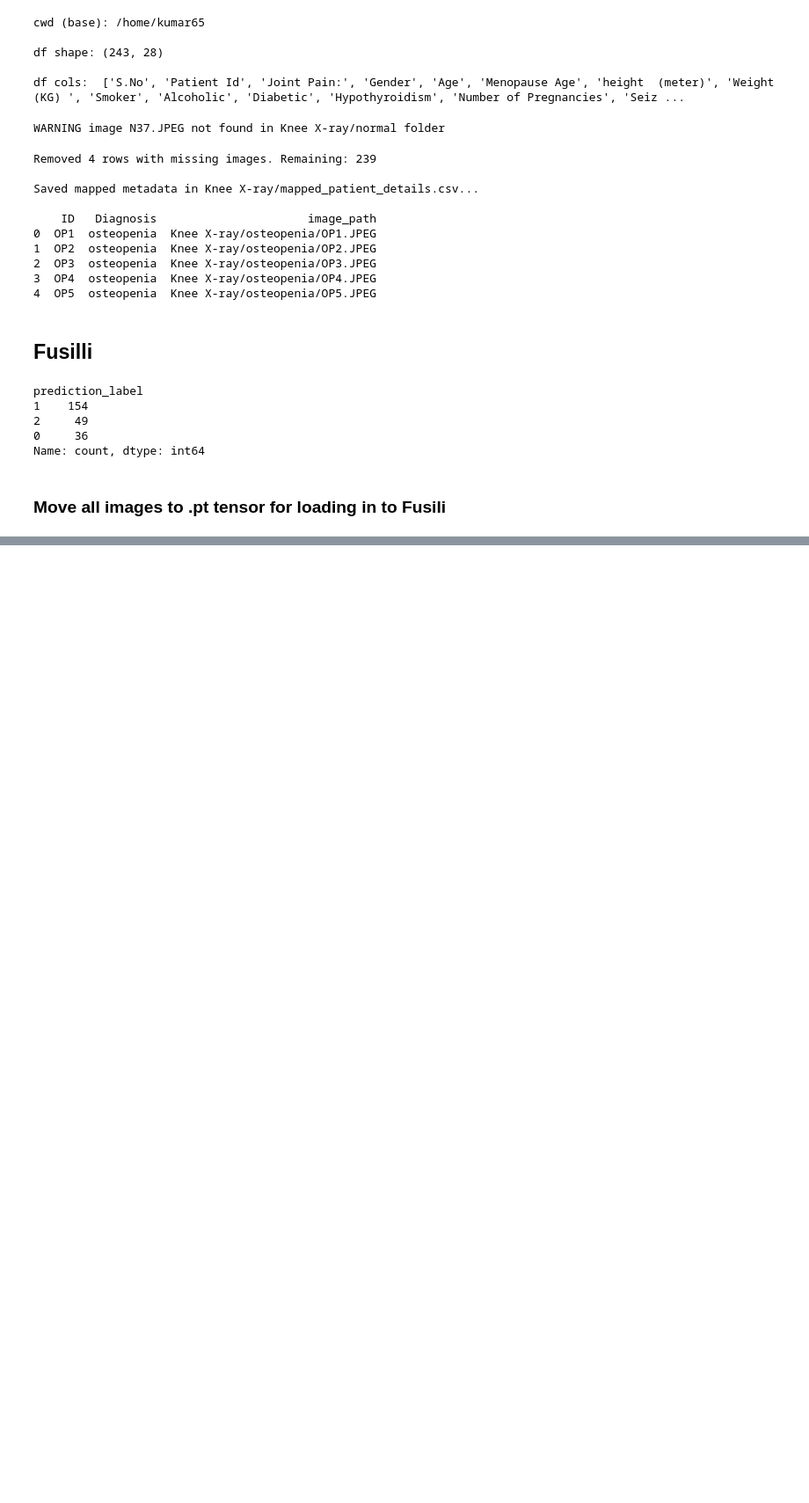
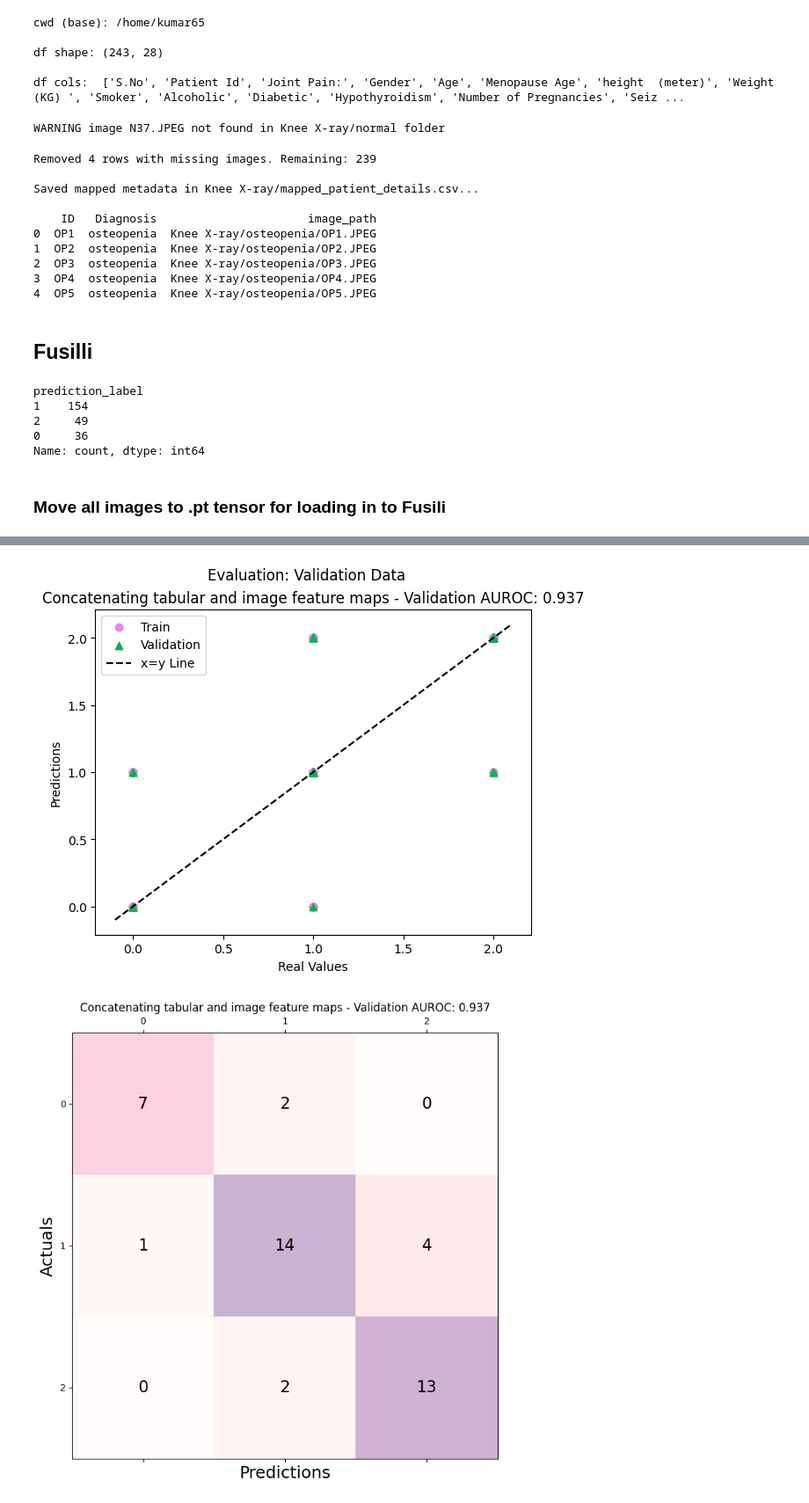
Before and after one commit to akankshakumar11/bone-tags-n-harmony, a Jupyter notebook: fusilli_implementation.ipynb, the cells around one changed output, grey strips where cells are left out. Shown: that part at 88% size. Saved outputs shown, nothing was run; the diff lists cells and outputs as text; code cells hidden in the pictures; blank space fills up the shorter version.

```diff
--- a/fusilli_implementation.ipynb
+++ b/fusilli_implementation.ipynb
@@ -191,3 +309,8 @@ data_module = prepare_fusion_data(
 # df_counts = df_numeric['prediction_label'].value_counts()
 # weights = df_numeric['prediction_label'].apply(lambda x: 1/class_counts[x]).values
 # pos_weight = tensor(weight_for_0)
+class_counts = df_numeric['prediction_label'].value_counts().sort_index()
+total = class_counts.sum()
+weights = total / (len(class_counts) * class_counts)
+weights = torch.tensor(weights.values, dtype=torch.float32).cuda()
+print(weights)
@@ -241,0 +377,16 @@ plt.show()
+# %%
+# !rm -rf outputs/losses/ConcatImageMapsTabularMaps
+
+trained_model_wts = train_and_save_models(
+    data_module=data_module,
+    fusion_model=ConcatImageMapsTabularMaps,
+    training_modifications={
+        "accelerator": "gpu",
+        "devices": 1,       # number of GPUs
+        "loss_params": {
+            "weight": weights
+        },
+        "precision": 16,    # mixed precision
+    },
+    max_epochs=30,
+)
@@ -241,0 +417,7 @@ plt.show()
+# %%
+RealsVsPreds.from_final_val_data(trained_model_wts)
+ConfusionMatrix.from_final_val_data(trained_model_wts)
+plt.show()
+# %% [output]
+[figure, added]
+[figure, added]
```
Also changed, not shown: parts of 34 cells of this notebook.
